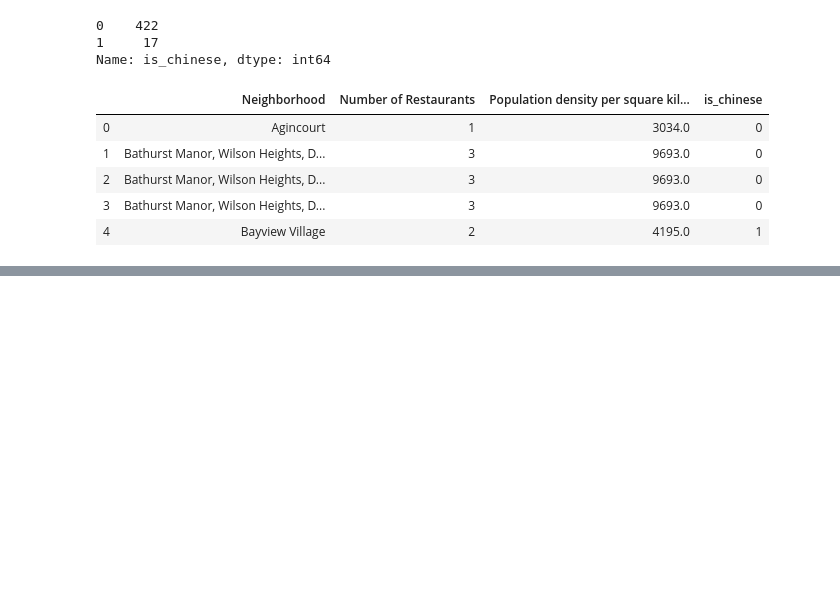
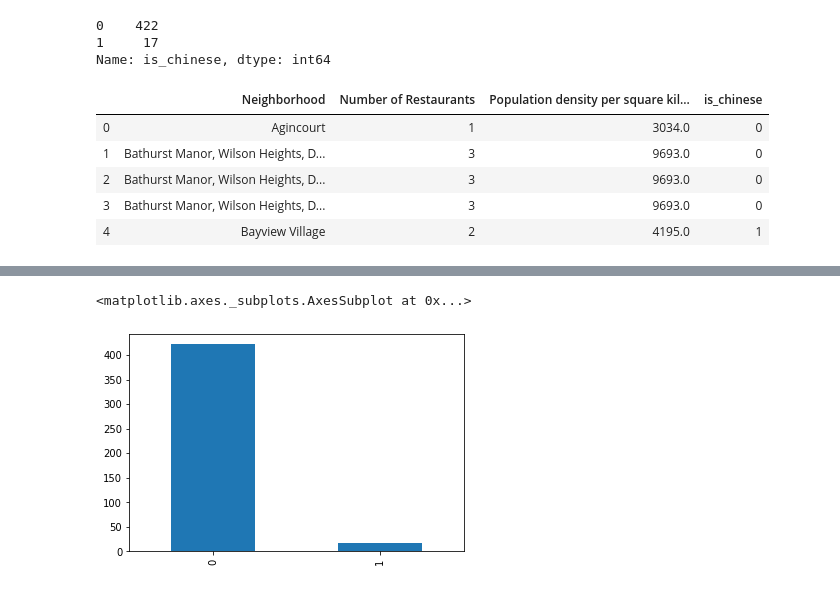
Before and after one commit to Roland-coder/Coursera_Capstone, a Jupyter notebook: Neba Roland Capstone.ipynb, the cells around one changed output, grey strips where cells are left out. Drawn from its saved outputs; the diff is of its cells as text; code cells hidden in the pictures; blank space fills up the shorter version.

```diff
--- a/Neba Roland Capstone.ipynb
+++ b/Neba Roland Capstone.ipynb
@@ -475,0 +487,5 @@ dffchin.head()
+# %%
+dffchin['is_chinese'].value_counts().plot(kind='bar')
+# %% [output]
+<matplotlib.axes._subplots.AxesSubplot at 0x...>
+[figure, added]
```
Also changed, not shown: parts of 20 cells of this notebook.
